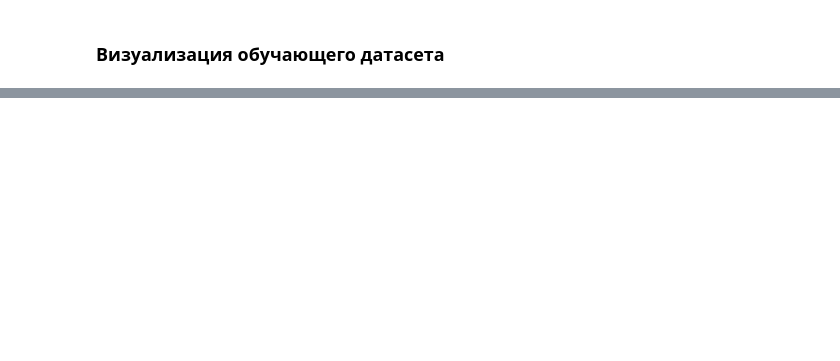
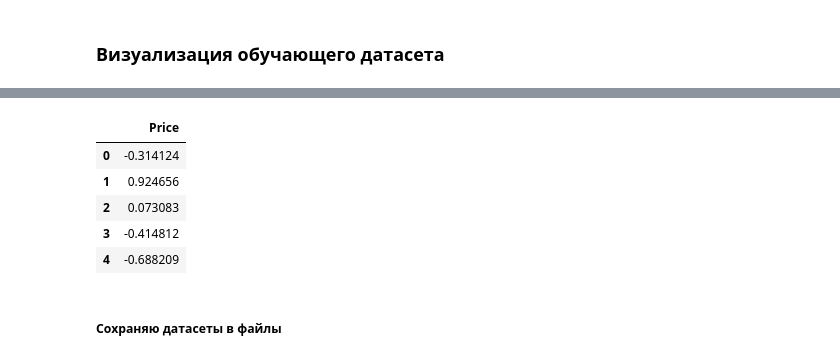
Before and after one commit to AntonyVasilev/Libs_for_DS, a Jupyter notebook: final_project/draft_notebook.ipynb, the cells around one changed output, grey strips where cells are left out. Cells and saved outputs as stored; diff of their text form; code cells hidden in the pictures; blank space fills up the shorter version.

```diff
--- a/final_project/draft_notebook.ipynb
+++ b/final_project/draft_notebook.ipynb
@@ -687,0 +840,9 @@ plt.show()
+# %%
+y.head()
+# %% [output]
+|  | Price |
+| 0 | -0.314124 |
+| 1 | 0.924656 |
+| 2 | 0.073083 |
+| 3 | -0.414812 |
+| 4 | -0.688209 |
@@ -687,0 +851,2 @@ plt.show()
+# %% [markdown]
+##### Сохраняю датасеты в файлы
```
Also changed, not shown: parts of 23 cells of this notebook, 5 other files.
